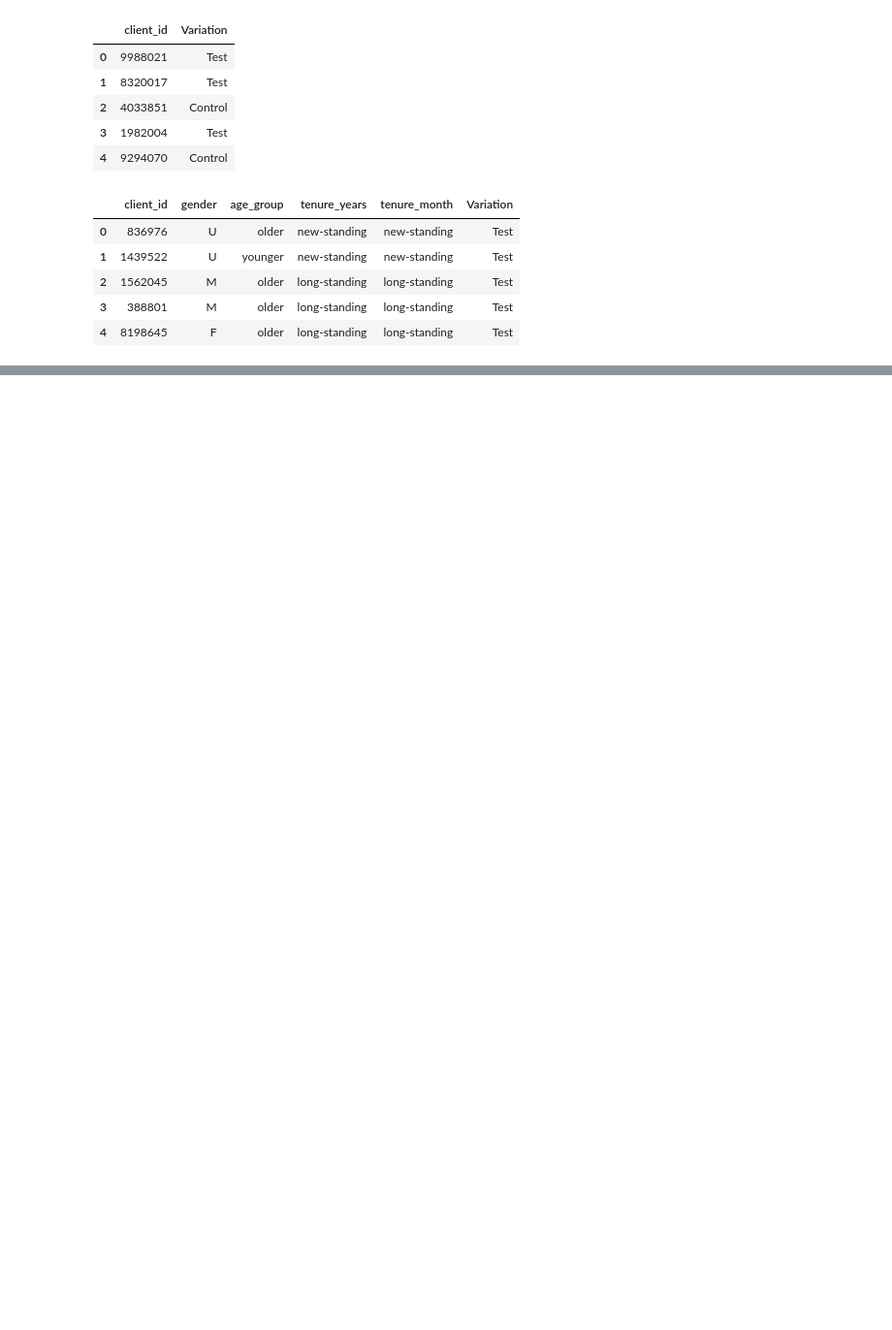
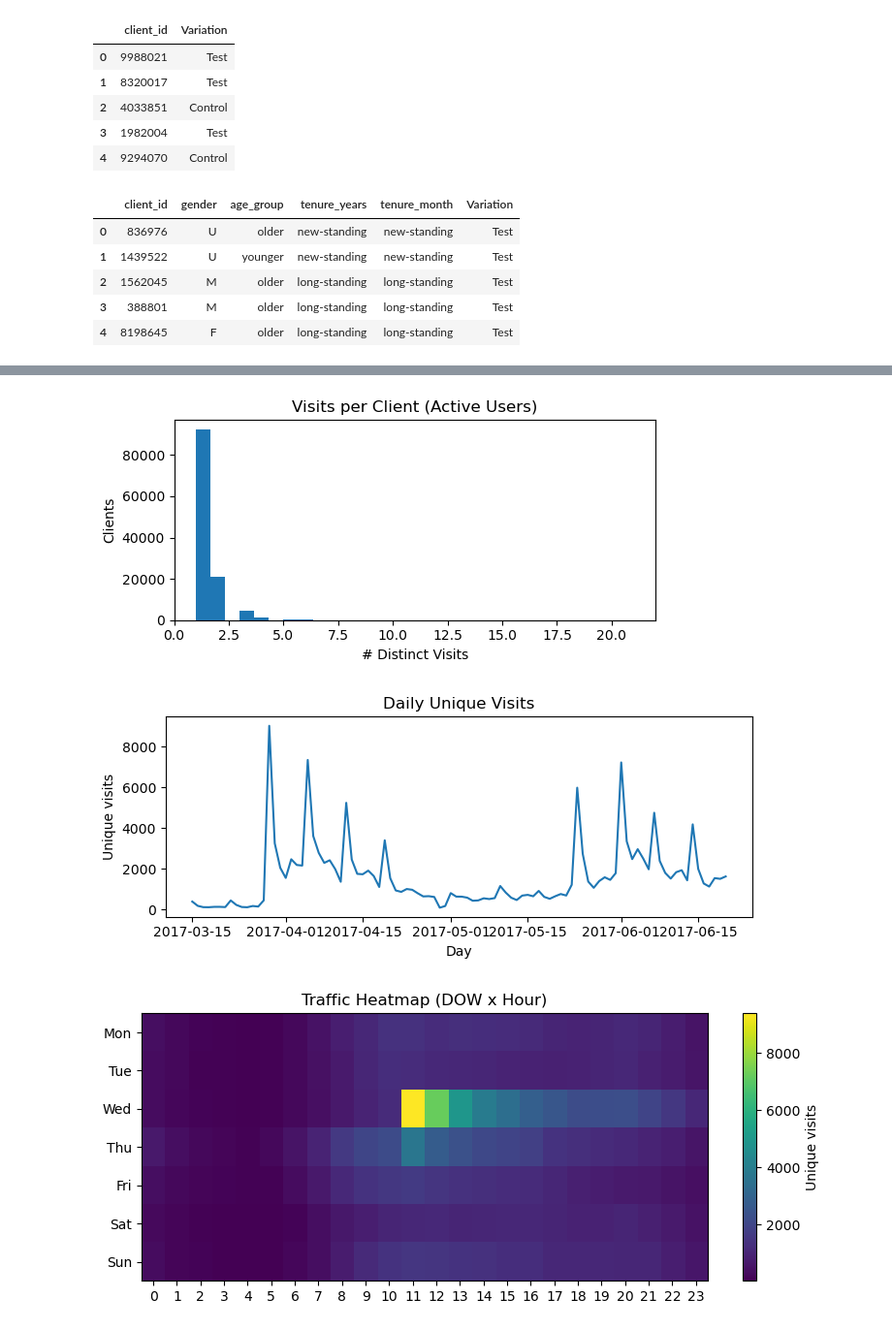
Before and after one commit to TeresaSilva7361/vanguard-ab-test, a Jupyter notebook: project.ipynb, the cells around one changed output, grey strips where cells are left out. Shown at 97% size. Cells and saved outputs as stored; diff of their text form; code cells hidden in the pictures; blank space fills up the shorter version.

```diff
--- a/project.ipynb
+++ b/project.ipynb
@@ -55,0 +151,37 @@ merged_clients.head()
+# %%
+# Visits per client
+if 'visit_id' in web.columns:
+    visits_per_client = (web.groupby('client_id')['visit_id'].nunique()
+                           .sort_values(ascending=False))
+    plt.figure(figsize=(6,3))
+    visits_per_client.plot(kind='hist', bins=30)
+    plt.title('Visits per Client (Active Users)')
+    plt.xlabel('# Distinct Visits'); plt.ylabel('Clients')
+    plt.tight_layout(); plt.show()
+
+# Activity over time (daily visits)
+daily = (web.dropna(subset=['date_time'])
+           .assign(day=lambda d: d['date_time'].dt.date)
+           .groupby('day')['visit_id'].nunique())
+plt.figure(figsize=(7,3))
+daily.plot()
+plt.title('Daily Unique Visits'); plt.xlabel('Day'); plt.ylabel('Unique visits')
+plt.tight_layout(); plt.show()
+
+# Day-of-week & hour-of-day heat map
+w = web.dropna(subset=['date_time']).copy()
+w['dow'] = w['date_time'].dt.dayofweek  # 0=Mon
+w['hr']  = w['date_time'].dt.hour
+heat = w.pivot_table(index='dow', columns='hr', values='visit_id',
+                     aggfunc='nunique', fill_value=0)
+plt.figure(figsize=(8,3.5))
+plt.imshow(heat, aspect='auto')
+plt.colorbar(label='Unique visits')
+plt.yticks(range(7), ['Mon','Tue','Wed','Thu','Fri','Sat','Sun'])
+plt.xticks(range(24), range(24))
+plt.title('Traffic Heatmap (DOW x Hour)')
+plt.tight_layout(); plt.show()
+# %% [output]
+[figure, added]
+[figure, added]
+[figure, added]
```
Also changed, not shown: parts of 5 cells of this notebook.
